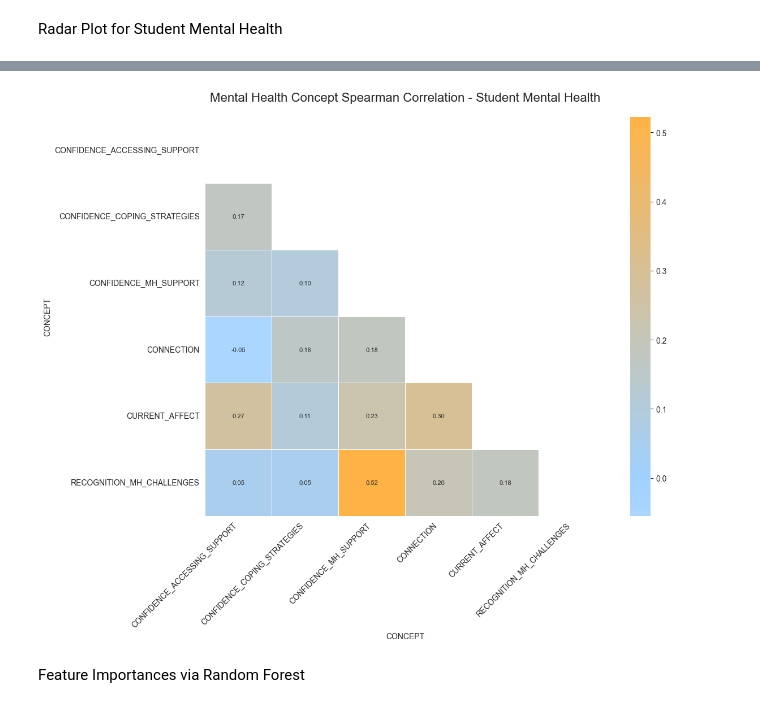
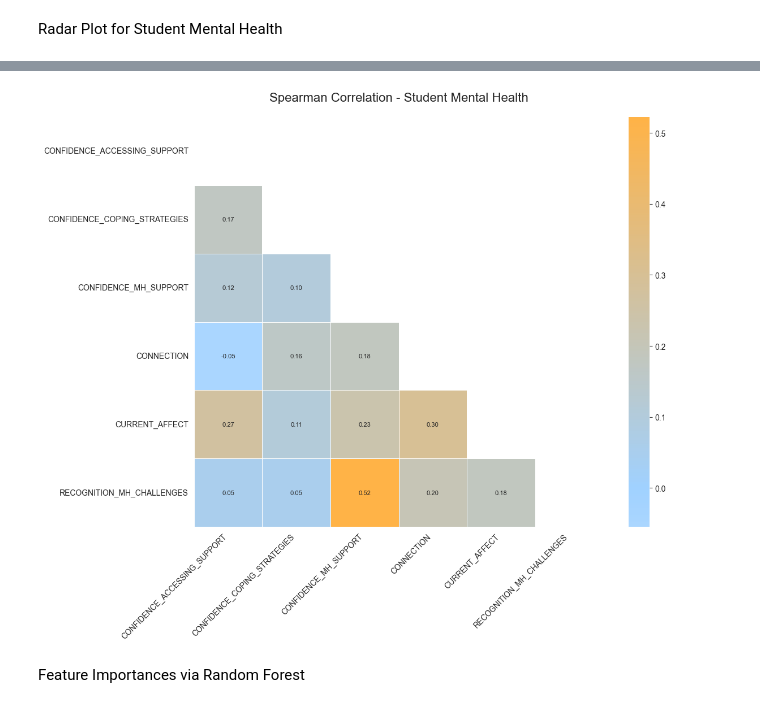
Before and after one commit to lorenald/survey-impact-analysis, a Jupyter notebook: DATA_PREPARATION.ipynb, the cells around one changed output, grey strips where cells are left out. Drawn from its saved outputs; the diff is of its cells as text; code cells hidden in the pictures.

```diff
--- a/DATA_PREPARATION.ipynb
+++ b/DATA_PREPARATION.ipynb
@@ -358,24 +360,26 @@ plt.show()
 # %%
 custom_cmap = mcolors.LinearSegmentedColormap.from_list('my_custom_cmap', ['#FFFFFF', '#A0D1FF','#ffb347'], N=250)
 df_MEN = RESPONSES[RESPONSES.SURVEY_TYPE.isin(['MEN'])] >> transmute(ID = X.RESPONSE_ID, CONCEPT = X.CONCEPT_NAME, PHASE = X.SURVEY_PHASE, SURVEY_NAME = X.SURVEY_NAME, RESPONSE = X.NUMERIC_RESPONSE) >> arrange(X.RESPONSE, X.PHASE, ascending=False)
 pivot = df_MEN.pivot_table(index='ID', columns='CONCEPT', values='RESPONSE', aggfunc='mean')
 # Filter for stability (min_n ensures we only correlate concepts with enough data)
 min_n = 50
 pivot = pivot.loc[:, pivot.notna().sum() >= min_n]
 # Calculate Spearman Correlation
 corr = pivot.corr(method='spearman')
 # Create the Heatmap
 plt.figure(figsize=(12, 10))
 sns.set_style("white")
 # Mask the upper triangle (it's a mirror of the lower half)
 mask = np.triu(np.ones_like(corr, dtype=bool))
 sns.heatmap(corr,mask=mask,cmap=custom_cmap,center=0,annot=True,fmt='.2f',linewidths=.5,annot_kws={"size": 8})
-plt.title('Mental Health Concept Spearman Correlation - Student Mental Health', fontsize=16, pad=20)
+plt.title('Spearman Correlation - Student Mental Health', fontsize=16, pad=20)
+plt.xlabel('')
+plt.ylabel('')
 plt.xticks(rotation=45, ha='right')
 plt.tight_layout()
 plt.show()
 # %% [output]
-[figure, old version]
+[figure, new version]
 # %% [markdown]
 Feature Importances via Random Forest
 # %%
```
Also changed, not shown: parts of 7 cells of this notebook, 8 other files.
